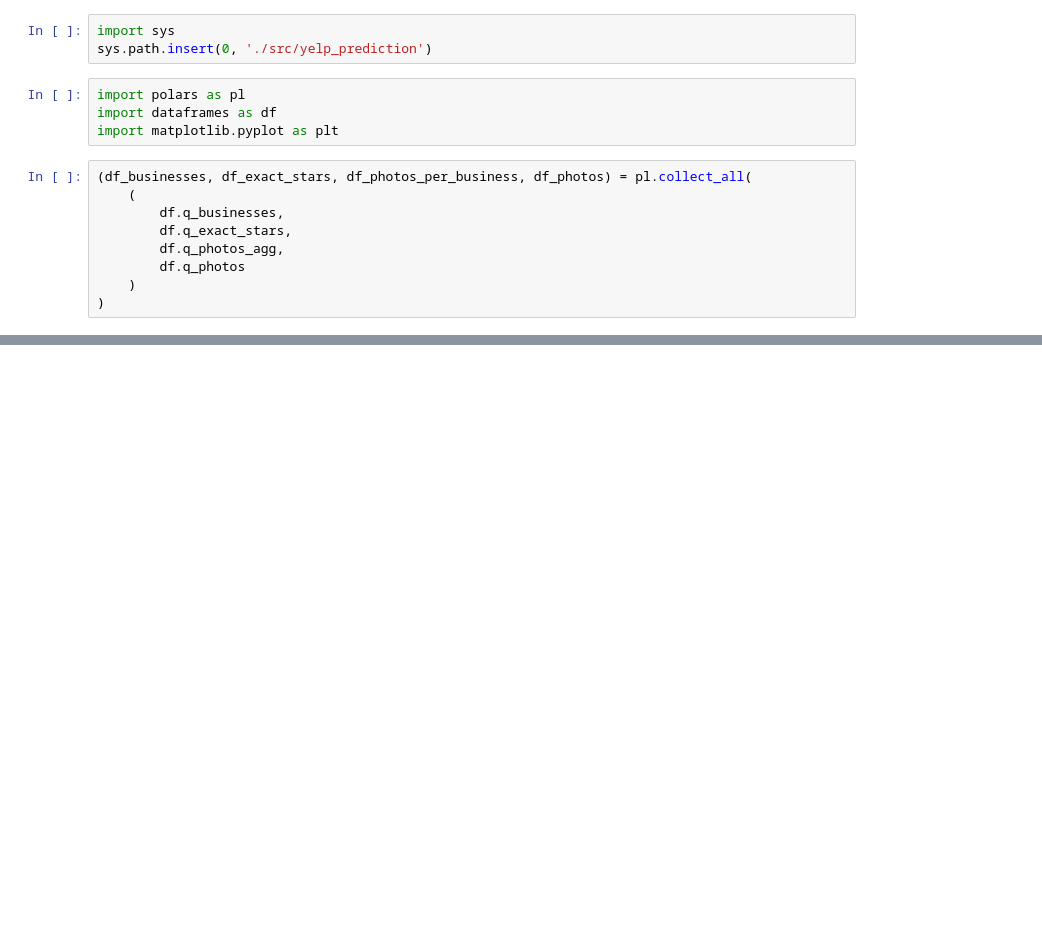
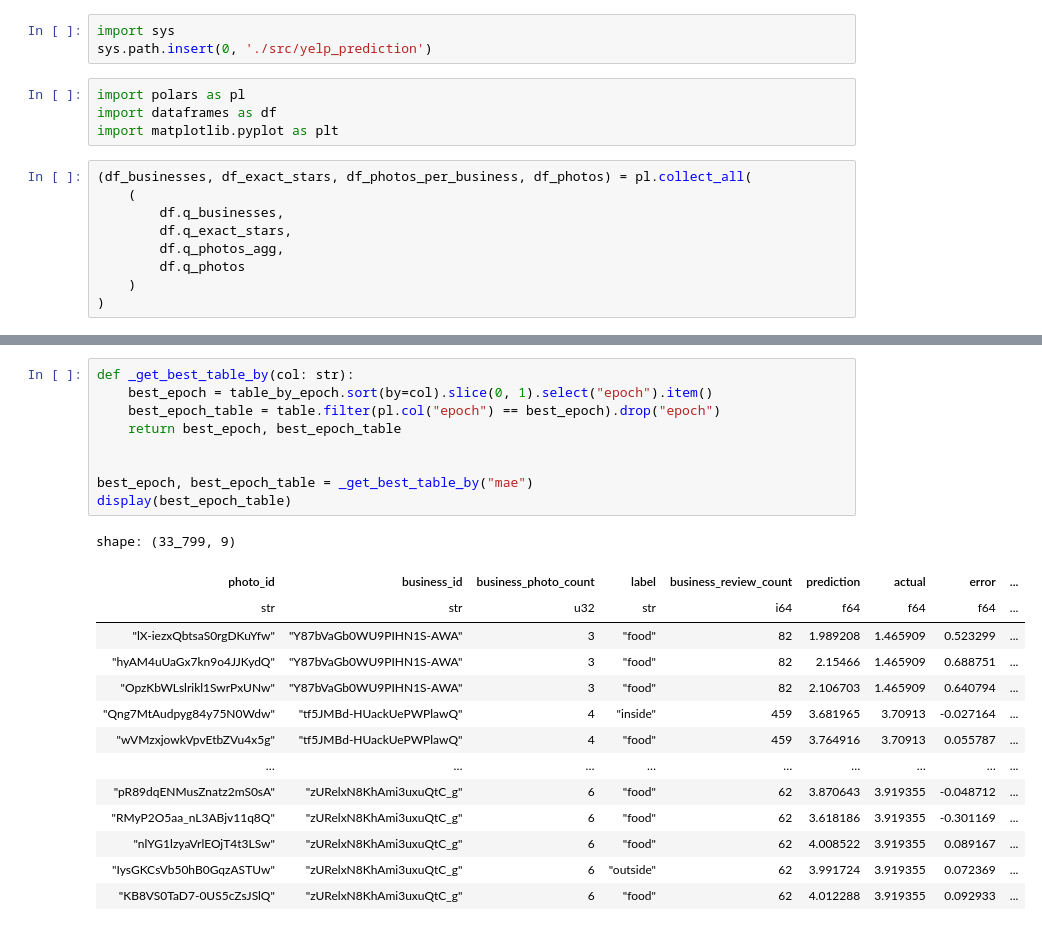
Before and after one commit to ascandone/yelp-prediction, a Jupyter notebook: predictions-analysis.ipynb, the cells around one changed output, grey strips where cells are left out. Drawn from its saved outputs; the diff is of its cells as text; blank space fills up the shorter version.

```diff
--- a/predictions-analysis.ipynb
+++ b/predictions-analysis.ipynb
@@ -79,0 +104,24 @@ shape: (340_220, 11)
+# %%
+def _get_best_table_by(col: str):
+    best_epoch = table_by_epoch.sort(by=col).slice(0, 1).select("epoch").item()
+    best_epoch_table = table.filter(pl.col("epoch") == best_epoch).drop("epoch")
+    return best_epoch, best_epoch_table
+
+
+best_epoch, best_epoch_table = _get_best_table_by("mae")
+display(best_epoch_table)
+# %% [output]
+shape: (33_799, 9)
+| photo_id | business_id | business_photo_count | label | business_review_count | prediction | actual | error | ... |
+| str | str | u32 | str | i64 | f64 | f64 | f64 | ... |
+| "lX-iezxQbtsaS0rgDKuYfw" | "Y87bVaGb0WU9PIHN1S-AWA" | 3 | "food" | 82 | 1.989208 | 1.465909 | 0.523299 | ... |
+| "hyAM4uUaGx7kn9o4JJKydQ" | "Y87bVaGb0WU9PIHN1S-AWA" | 3 | "food" | 82 | 2.15466 | 1.465909 | 0.688751 | ... |
+| "OpzKbWLslrikl1SwrPxUNw" | "Y87bVaGb0WU9PIHN1S-AWA" | 3 | "food" | 82 | 2.106703 | 1.465909 | 0.640794 | ... |
+| "Qng7MtAudpyg84y75N0Wdw" | "tf5JMBd-HUackUePWPlawQ" | 4 | "inside" | 459 | 3.681965 | 3.70913 | -0.027164 | ... |
+| "wVMzxjowkVpvEtbZVu4x5g" | "tf5JMBd-HUackUePWPlawQ" | 4 | "food" | 459 | 3.764916 | 3.70913 | 0.055787 | ... |
+| … | … | … | … | … | … | … | … | ... |
+| "pR89dqENMusZnatz2mS0sA" | "zURelxN8KhAmi3uxuQtC_g" | 6 | "food" | 62 | 3.870643 | 3.919355 | -0.048712 | ... |
+| "RMyP2O5aa_nL3ABjv11q8Q" | "zURelxN8KhAmi3uxuQtC_g" | 6 | "food" | 62 | 3.618186 | 3.919355 | -0.301169 | ... |
+| "nlYG1lzyaVrlEOjT4t3LSw" | "zURelxN8KhAmi3uxuQtC_g" | 6 | "food" | 62 | 4.008522 | 3.919355 | 0.089167 | ... |
+| "IysGKCsVb50hB0GqzASTUw" | "zURelxN8KhAmi3uxuQtC_g" | 6 | "outside" | 62 | 3.991724 | 3.919355 | 0.072369 | ... |
+| "KB8VS0TaD7-0US5cZsJSlQ" | "zURelxN8KhAmi3uxuQtC_g" | 6 | "food" | 62 | 4.012288 | 3.919355 | 0.092933 | ... |
```
Also changed, not shown: parts of 5 cells of this notebook.
